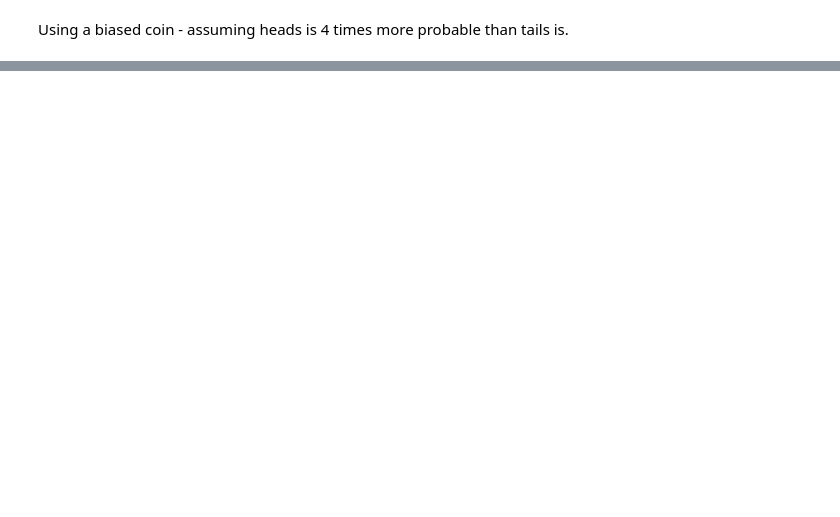
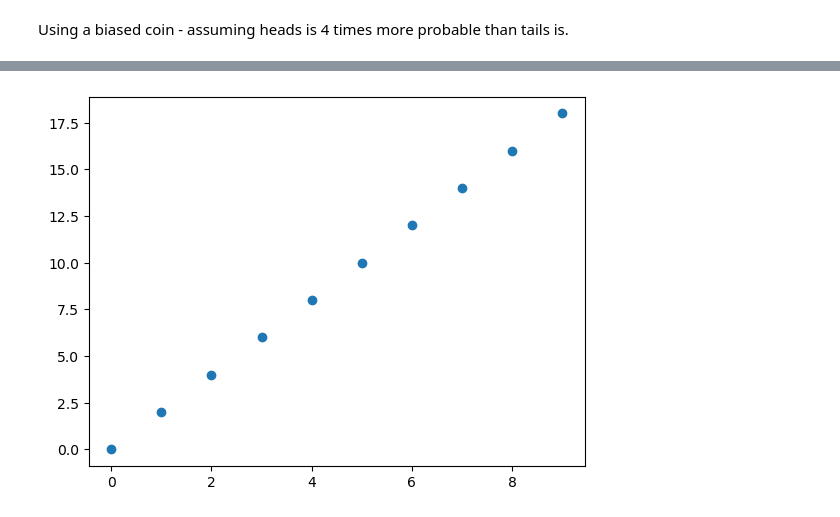
Before and after one commit to mnuman/data-science-bookcamp, a Jupyter notebook: Case Study 1.ipynb, the cells around one changed output, grey strips where cells are left out. Drawn from its saved outputs; the diff is of its cells as text; code cells hidden in the pictures; blank space fills up the shorter version.

```diff
--- a/Case Study 1.ipynb
+++ b/Case Study 1.ipynb
@@ -93,0 +220,5 @@ Probability of event arising from 'is_heads' is 0.8
+# %%
+plt.scatter(x,y)
+plt.show()
+# %% [output]
+[figure, added]
```
Also changed, not shown: parts of 74 cells of this notebook, 1 other file.
